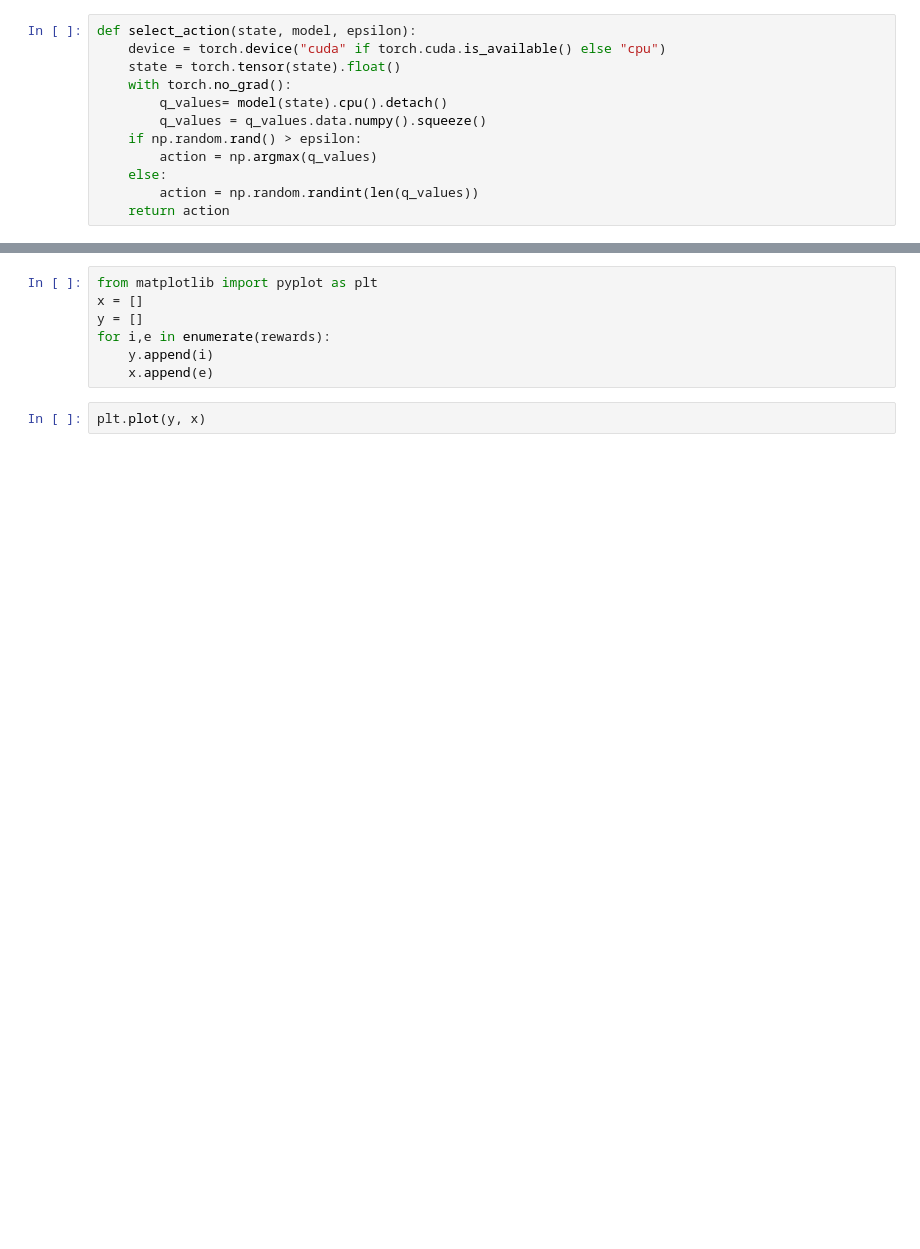
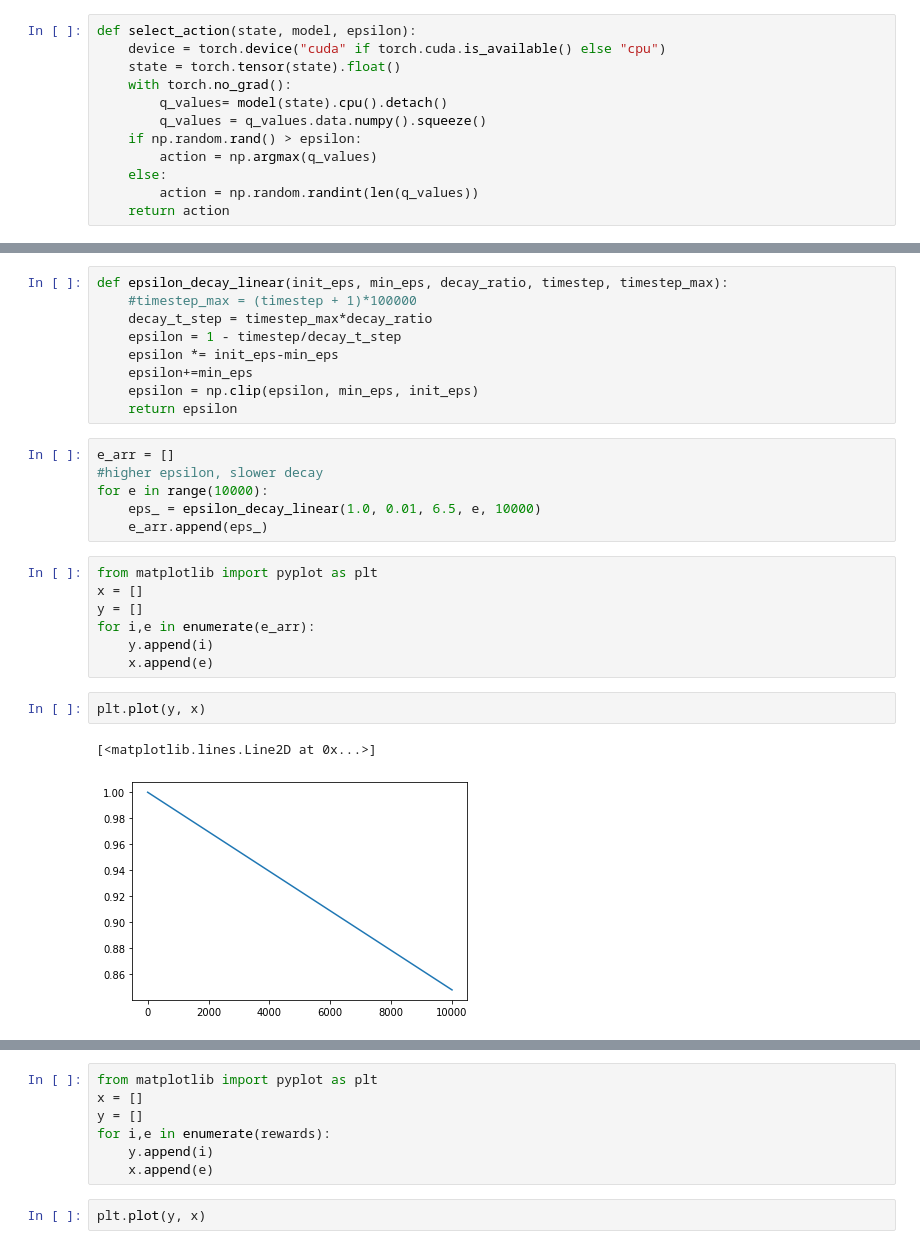
Before and after one commit to Kikumu/Reinforcement-Learning-repo, a Jupyter notebook: grokking-practice-folder/value functions using linear approximators.ipynb, the cells around one changed output, grey strips where cells are left out. Saved outputs shown, nothing was run; the diff lists cells and outputs as text; blank space fills up the shorter version.

```diff
--- a/grokking-practice-folder/value functions using linear approximators.ipynb
+++ b/grokking-practice-folder/value functions using linear approximators.ipynb
@@ -92,0 +152,27 @@ from tqdm import tqdm
+# %%
+def epsilon_decay_linear(init_eps, min_eps, decay_ratio, timestep, timestep_max):
+    #timestep_max = (timestep + 1)*100000
+    decay_t_step = timestep_max*decay_ratio
+    epsilon = 1 - timestep/decay_t_step
+    epsilon *= init_eps-min_eps
+    epsilon+=min_eps
+    epsilon = np.clip(epsilon, min_eps, init_eps)
+    return epsilon
+# %%
+e_arr = []
+#higher epsilon, slower decay
+for e in range(10000):
+    eps_ = epsilon_decay_linear(1.0, 0.01, 6.5, e, 10000)
+    e_arr.append(eps_)
+# %%
+from matplotlib import pyplot as plt
+x = []
+y = []
+for i,e in enumerate(e_arr):
+    y.append(i)
+    x.append(e)
+# %%
+plt.plot(y, x)
+# %% [output]
+[<matplotlib.lines.Line2D at 0x...>]
+[figure, added]
```
Also changed, not shown: parts of 21 cells of this notebook, 1 other file.
